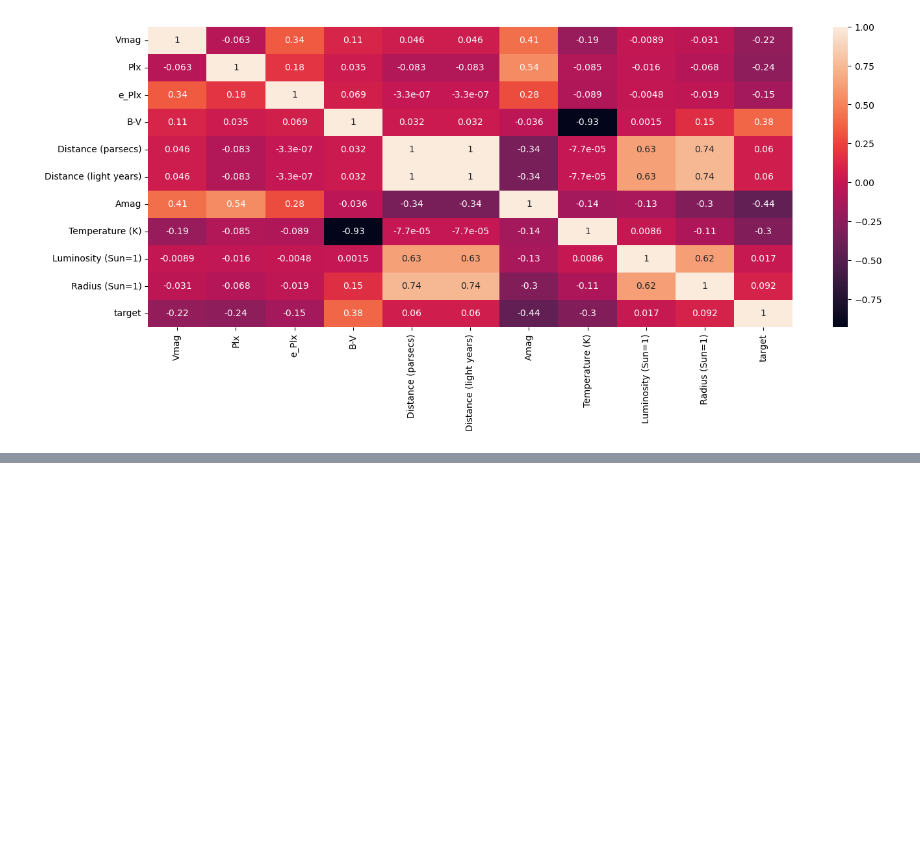
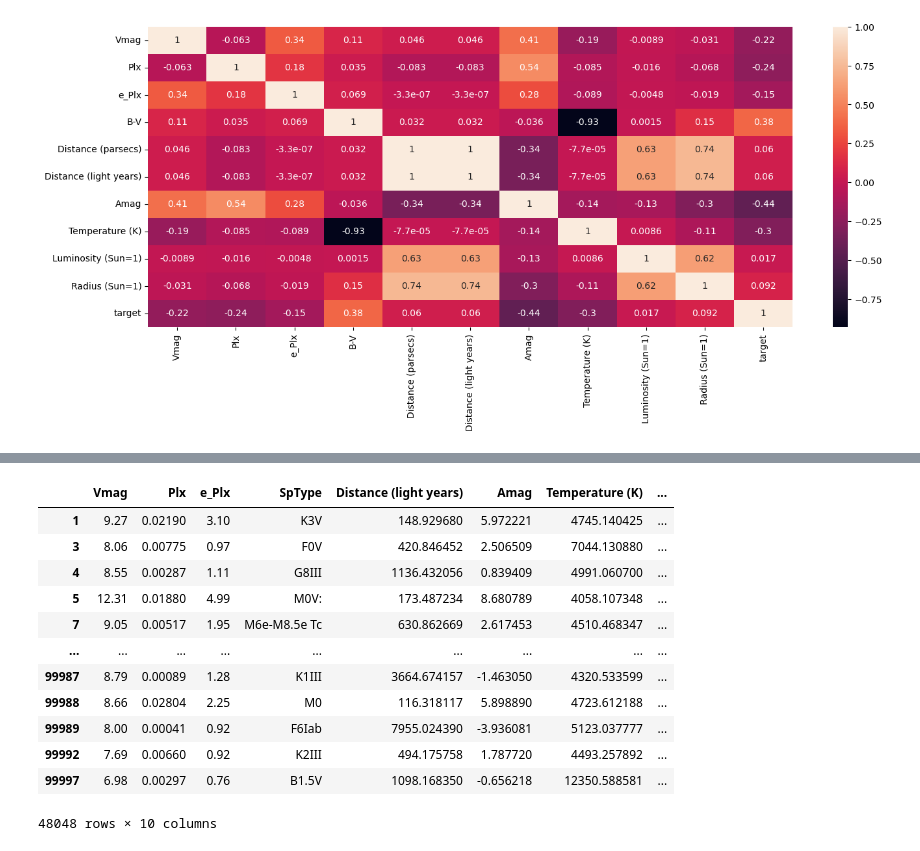
Before and after one commit to pxv6460/project-2-, a Jupyter notebook: code/preprocessing.ipynb, the cells around one changed output, grey strips where cells are left out. Saved outputs shown, nothing was run; the diff lists cells and outputs as text; code cells hidden in the pictures; blank space fills up the shorter version.

```diff
--- a/code/preprocessing.ipynb
+++ b/code/preprocessing.ipynb
@@ -161,0 +181,16 @@ heatmap = sns.heatmap(numerical_df.corr(), annot=True)
+# %%
+p.get_df_without(["Distance (parsecs)", "B-V"])
+# %% [output]
+|  | Vmag | Plx | e_Plx | SpType | Distance (light years) | Amag | Temperature (K) | ... |
+| 1 | 9.27 | 0.02190 | 3.10 | K3V | 148.929680 | 5.972221 | 4745.140425 | ... |
+| 3 | 8.06 | 0.00775 | 0.97 | F0V | 420.846452 | 2.506509 | 7044.130880 | ... |
+| 4 | 8.55 | 0.00287 | 1.11 | G8III | 1136.432056 | 0.839409 | 4991.060700 | ... |
+| 5 | 12.31 | 0.01880 | 4.99 | M0V: | 173.487234 | 8.680789 | 4058.107348 | ... |
+| 7 | 9.05 | 0.00517 | 1.95 | M6e-M8.5e Tc | 630.862669 | 2.617453 | 4510.468347 | ... |
+| ... | ... | ... | ... | ... | ... | ... | ... | ... |
+| 99987 | 8.79 | 0.00089 | 1.28 | K1III | 3664.674157 | -1.463050 | 4320.533599 | ... |
+| 99988 | 8.66 | 0.02804 | 2.25 | M0 | 116.318117 | 5.898890 | 4723.612188 | ... |
+| 99989 | 8.00 | 0.00041 | 0.92 | F6Iab | 7955.024390 | -3.936081 | 5123.037777 | ... |
+| 99992 | 7.69 | 0.00660 | 0.92 | K2III | 494.175758 | 1.787720 | 4493.257892 | ... |
+| 99997 | 6.98 | 0.00297 | 0.76 | B1.5V | 1098.168350 | -0.656218 | 12350.588581 | ... |
+48048 rows × 10 columns
```
Also changed, not shown: parts of 3 cells of this notebook, 1 other file.
